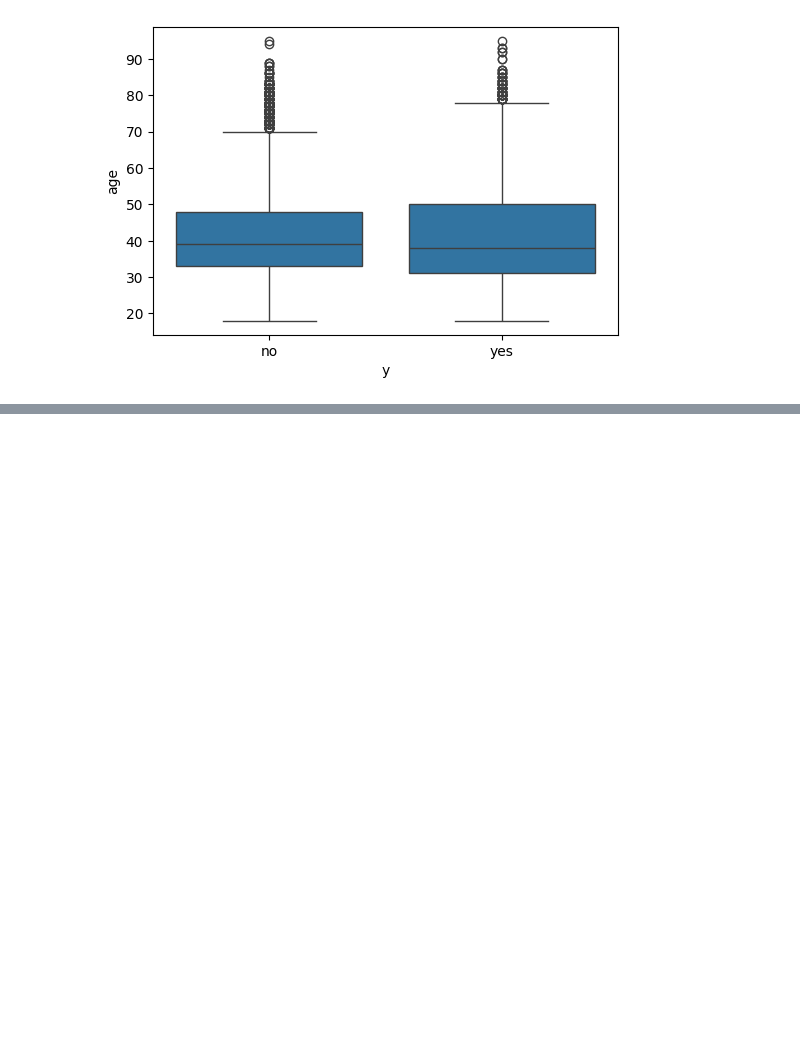
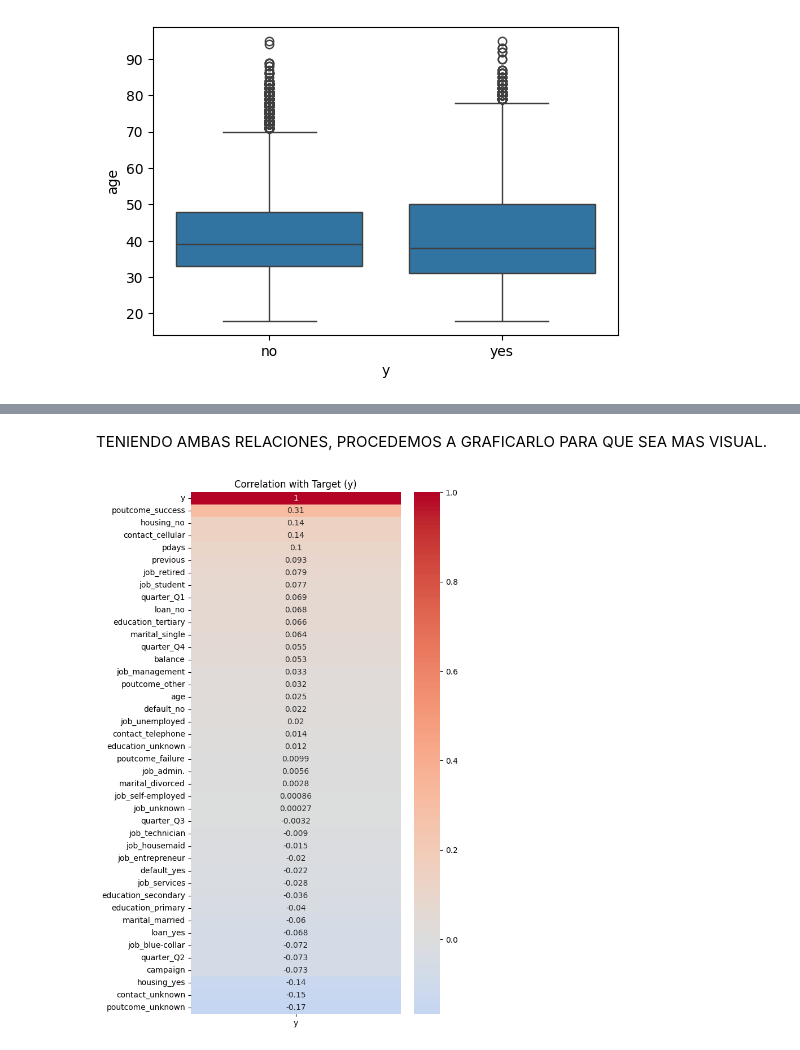
Before and after one commit to bperezlovisolo/Proyecto_5, a Jupyter notebook: proyecto.ipynb, the cells around one changed output, grey strips where cells are left out. Saved outputs shown, nothing was run; the diff lists cells and outputs as text; code cells hidden in the pictures; blank space fills up the shorter version.

```diff
--- a/proyecto.ipynb
+++ b/proyecto.ipynb
@@ -117,0 +152,3 @@ LA MEDIA DE EDAD DE LOS CLIENTES SI Y NO ES PRACTICAMENTE IGUAL PERO EL "NO" TIE
+# %%
+df['y'] = df['y'].map({'no':0, 'yes':1})
+df["y"]
@@ -117,0 +242,4 @@ LA MEDIA DE EDAD DE LOS CLIENTES SI Y NO ES PRACTICAMENTE IGUAL PERO EL "NO" TIE
+# %%
+columns_to_encode = df.select_dtypes(include="object").columns
+df_encoded = pd.get_dummies(df, columns=columns_to_encode, drop_first=False, dtype = int)
+print(df_encoded.columns)
@@ -117,0 +399,14 @@ LA MEDIA DE EDAD DE LOS CLIENTES SI Y NO ES PRACTICAMENTE IGUAL PERO EL "NO" TIE
+# %% [markdown]
+TENIENDO AMBAS RELACIONES, PROCEDEMOS A GRAFICARLO PARA QUE SEA MAS VISUAL.
+# %%
+import seaborn as sns
+import matplotlib.pyplot as plt
+
+corr = df_encoded.corr()[['y']].sort_values(by='y', ascending=False)
+
+plt.figure(figsize=(6,12))
+sns.heatmap(corr, annot=True, cmap='coolwarm', center=0)
+plt.title("Correlation with Target (y)")
+plt.show()
+# %% [output]
+[figure, added]
```
Also changed, not shown: parts of 54 cells of this notebook, 1 other file.
